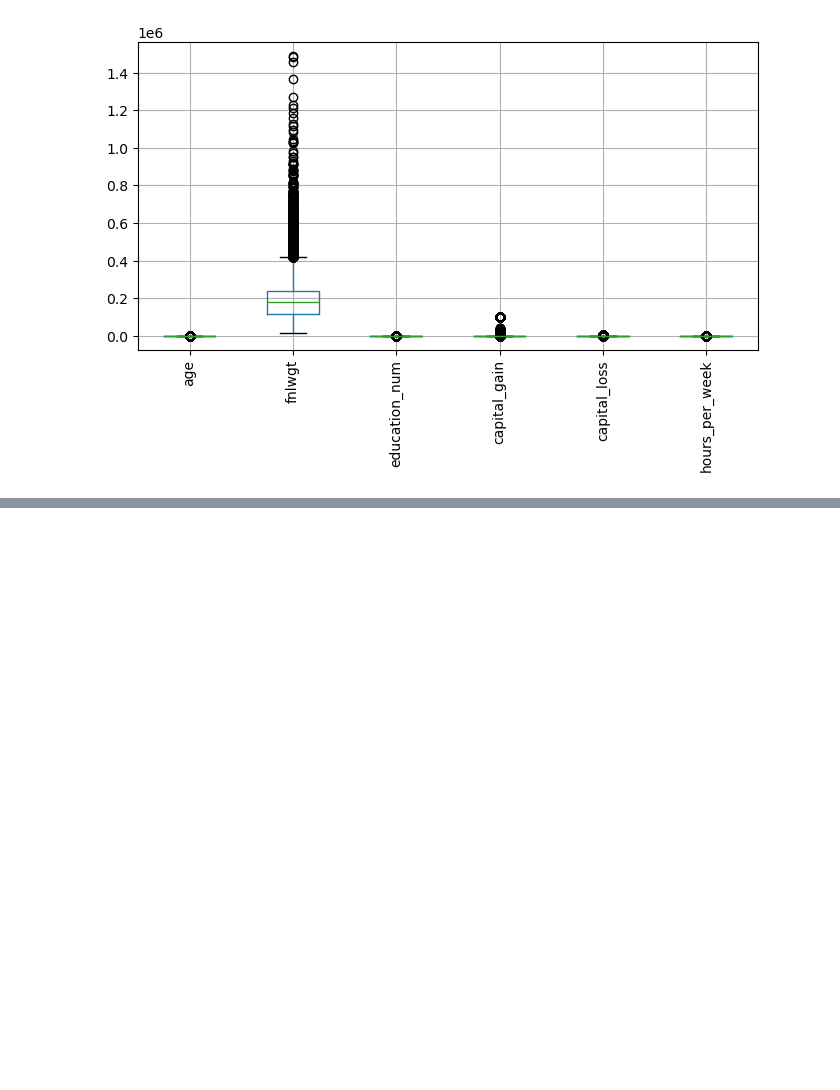
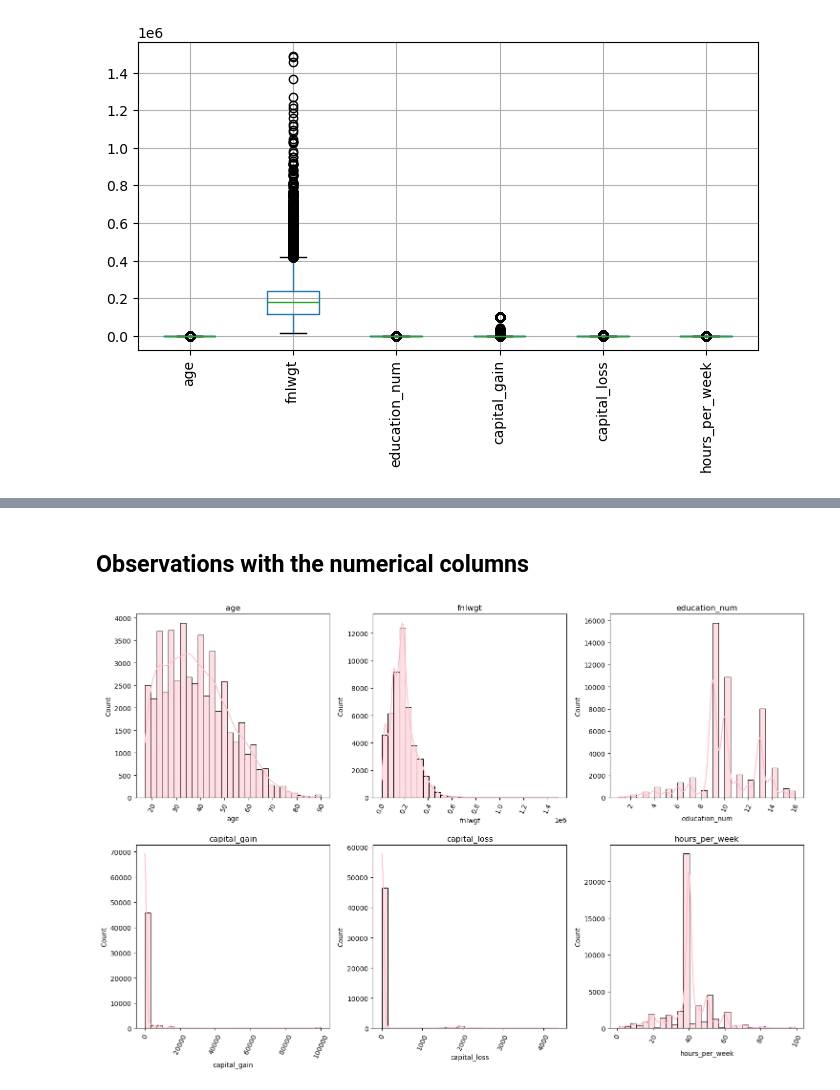
Before and after one commit to shigeokitamura/ds_301_mid_term_project, a Jupyter notebook: Emilio_Classification_Modeling.ipynb, the cells around one changed output, grey strips where cells are left out. Saved outputs shown, nothing was run; the diff lists cells and outputs as text; code cells hidden in the pictures; blank space fills up the shorter version.

```diff
--- a/Emilio_Classification_Modeling.ipynb
+++ b/Emilio_Classification_Modeling.ipynb
@@ -278,0 +282,18 @@ plt.show()
+# %% [markdown]
+## Observations with the numerical columns
+# %%
+numerical_columns = ['age', 'fnlwgt', 'education_num', 'capital_gain', 'capital_loss', 'hours_per_week']
+
+plt.figure(figsize=(15, 10))
+
+
+for i, col in enumerate(numerical_columns):
+    plt.subplot(2, 3, i+1)
+    sns.histplot(df[col], kde=True, color='pink', bins=30, edgecolor='black')
+    plt.title(col)
+    plt.xticks(rotation=65)
+
+plt.tight_layout()
+plt.show()
+# %% [output]
+[figure, added]
```
Also changed, not shown: parts of 4 cells of this notebook.
